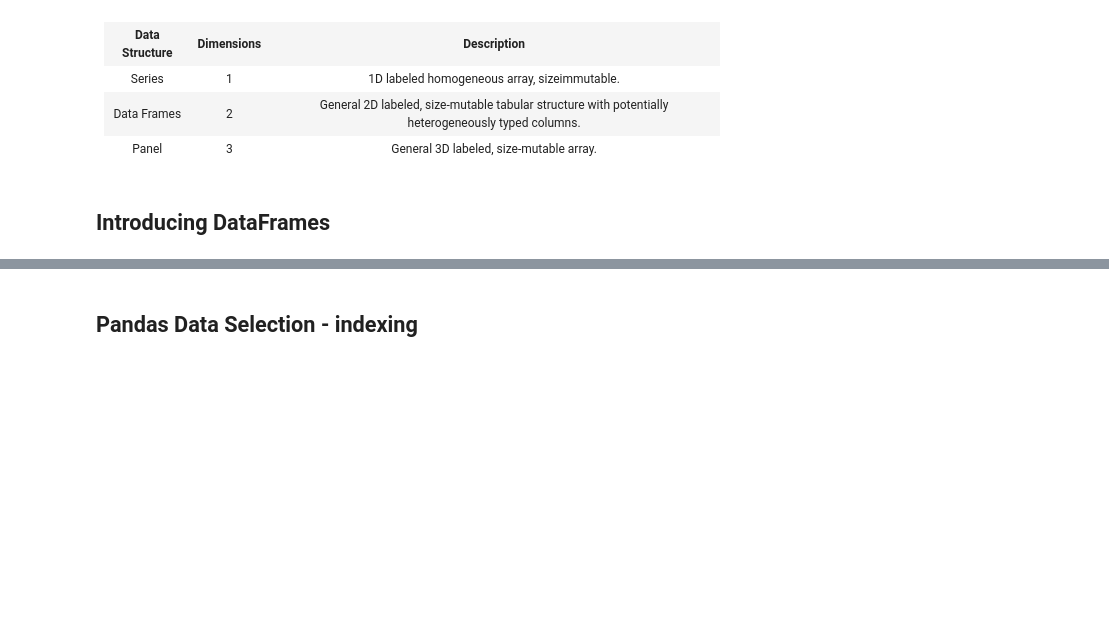
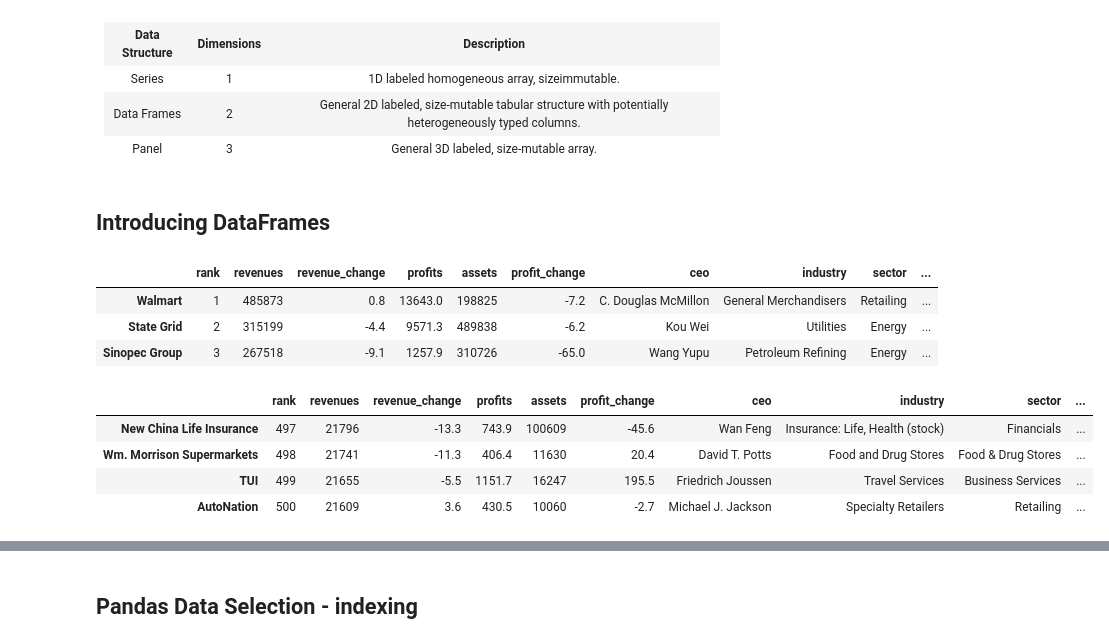
Before and after one commit to icta-tecaji/python-data-analysis-public, a Jupyter notebook: Del_03_Uvod_v_Pandas/03_Uvod_v_Pandas_CLEAN.ipynb, the cells around one changed output, grey strips where cells are left out. Saved outputs shown, nothing was run; the diff lists cells and outputs as text; code cells hidden in the pictures; blank space fills up the shorter version.

```diff
--- a/Del_03_Uvod_v_Pandas/03_Uvod_v_Pandas_CLEAN.ipynb
+++ b/Del_03_Uvod_v_Pandas/03_Uvod_v_Pandas_CLEAN.ipynb
@@ -58,3 +83,18 @@ columns.</td>
 </tbody></table>
 # %% [markdown]
 ## Introducing DataFrames
+# %%
+f500.head(3)
+# %% [output]
+|  | rank | revenues | revenue_change | profits | assets | profit_change | ceo | industry | sector | ... |
+| Walmart | 1 | 485873 | 0.8 | 13643.0 | 198825 | -7.2 | C. Douglas McMillon | General Merchandisers | Retailing | ... |
+| State Grid | 2 | 315199 | -4.4 | 9571.3 | 489838 | -6.2 | Kou Wei | Utilities | Energy | ... |
+| Sinopec Group | 3 | 267518 | -9.1 | 1257.9 | 310726 | -65.0 | Wang Yupu | Petroleum Refining | Energy | ... |
+# %%
+f500.tail(4)
+# %% [output]
+|  | rank | revenues | revenue_change | profits | assets | profit_change | ceo | industry | sector | ... |
+| New China Life Insurance | 497 | 21796 | -13.3 | 743.9 | 100609 | -45.6 | Wan Feng | Insurance: Life, Health (stock) | Financials | ... |
+| Wm. Morrison Supermarkets | 498 | 21741 | -11.3 | 406.4 | 11630 | 20.4 | David T. Potts | Food and Drug Stores | Food & Drug Stores | ... |
+| TUI | 499 | 21655 | -5.5 | 1151.7 | 16247 | 195.5 | Friedrich Joussen | Travel Services | Business Services | ... |
+| AutoNation | 500 | 21609 | 3.6 | 430.5 | 10060 | -2.7 | Michael J. Jackson | Specialty Retailers | Retailing | ... |
```
Also changed, not shown: parts of 52 cells of this notebook, 1 other file.
